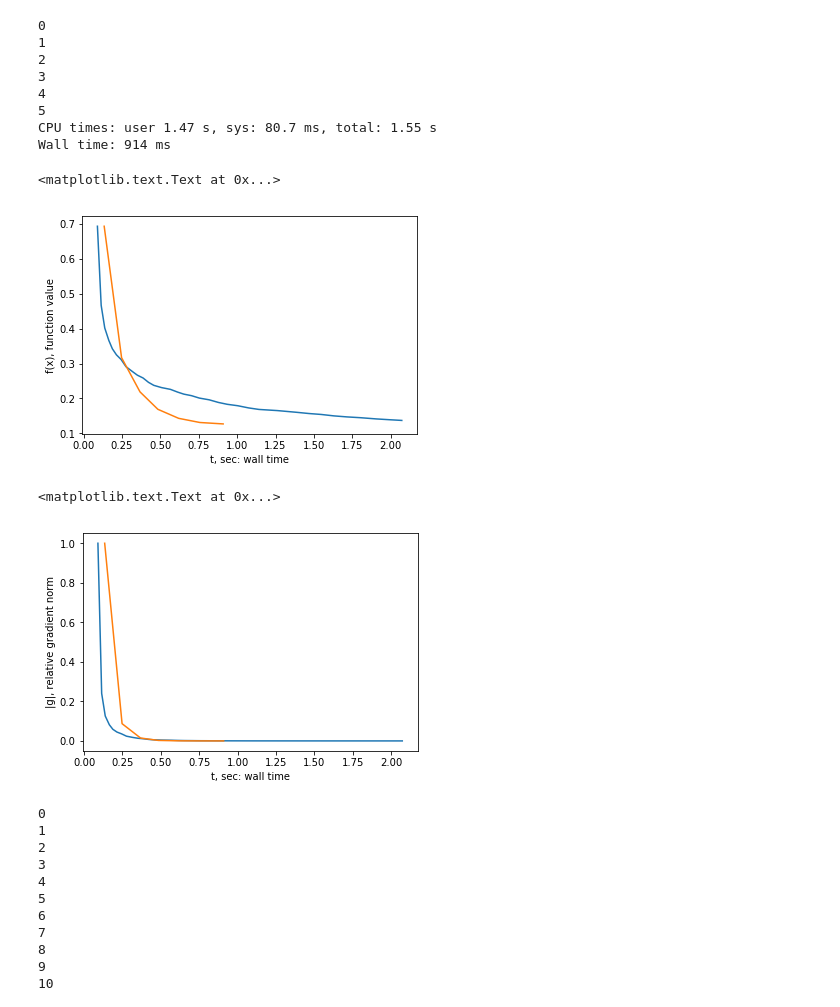
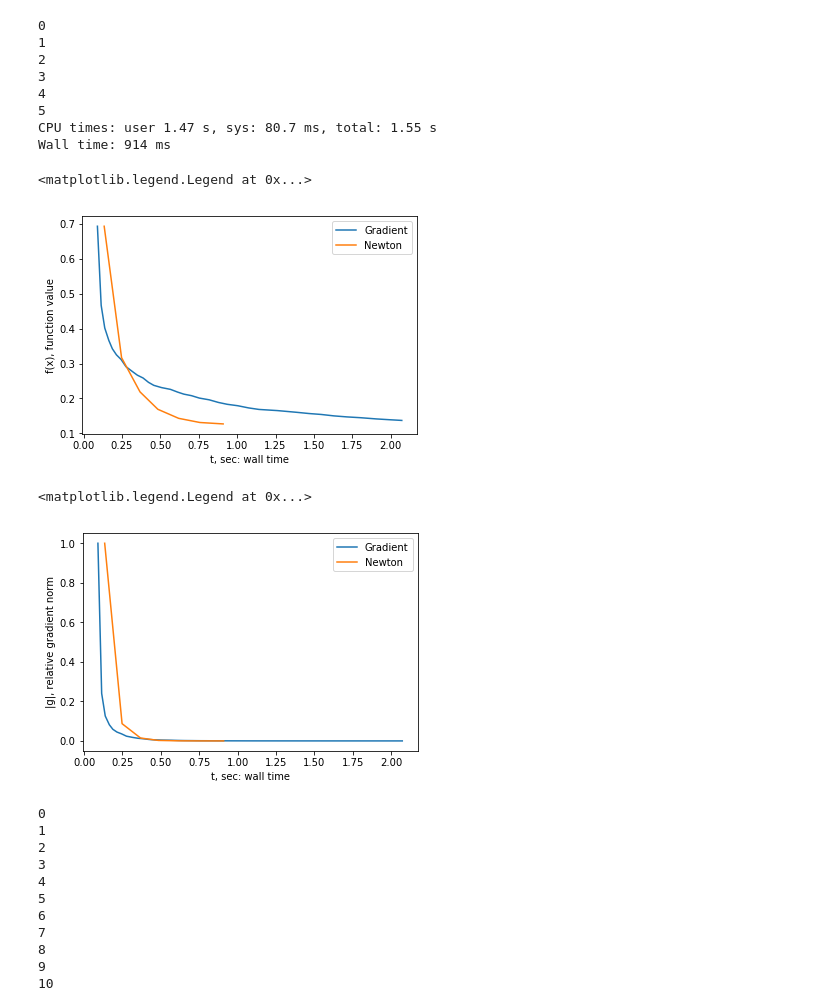
Before and after one commit to aksholokhov/mipt-momo-2017, a Jupyter notebook: task1/Experiments.ipynb, the cells around one changed output. Saved outputs shown, nothing was run; the diff lists cells and outputs as text; code cells hidden in the pictures.

```diff
--- a/task1/Experiments.ipynb
+++ b/task1/Experiments.ipynb
@@ -283,23 +285,25 @@ x_n_w8a, message_n_w8a, history_n_w8a = newton(logreg_w8a, x0, trace=True)
 CPU times: user 1.47 s, sys: 80.7 ms, total: 1.55 s
 Wall time: 914 ms
 # %%
-plot(history_g_w8a['time'], history_g_w8a['func'])
-plot(history_n_w8a['time'], history_n_w8a['func'])
+plot(history_g_w8a['time'], history_g_w8a['func'], label="Gradient")
+plot(history_n_w8a['time'], history_n_w8a['func'], label="Newton")
 xlabel("t, sec: wall time")
 ylabel("f(x), function value")
+legend()
 # %% [output]
-<matplotlib.text.Text at 0x...>
+<matplotlib.legend.Legend at 0x...>
-[figure, old version]
+[figure, new version]
 # %%
 grad_norm_w8a = norm(logreg_w8a.grad(np.zeros(A_w8a.shape[1])))**2
 
-plot(history_g_w8a['time'], (array(history_g_w8a['grad_norm'])**2)/grad_norm_w8a)
-plot(history_n_w8a['time'], (array(history_n_w8a['grad_norm'])**2)/grad_norm_w8a)
+plot(history_g_w8a['time'], (array(history_g_w8a['grad_norm'])**2)/grad_norm_w8a, label="Gradient")
+plot(history_n_w8a['time'], (array(history_n_w8a['grad_norm'])**2)/grad_norm_w8a, label="Newton")
 xlabel("t, sec: wall time")
 ylabel("|g|, relative gradient norm")
+legend()
 # %% [output]
-<matplotlib.text.Text at 0x...>
+<matplotlib.legend.Legend at 0x...>
-[figure, old version]
+[figure, new version]
 # %%
 A_gisette, b_gisette = load_svmlight_file("gisette_scale")
 logreg_gisette = create_log_reg_oracle(A_gisette, b_gisette, regcoef=1/A_gisette.shape[0])
```
Also changed, not shown: parts of 15 cells of this notebook, 2 other files.
